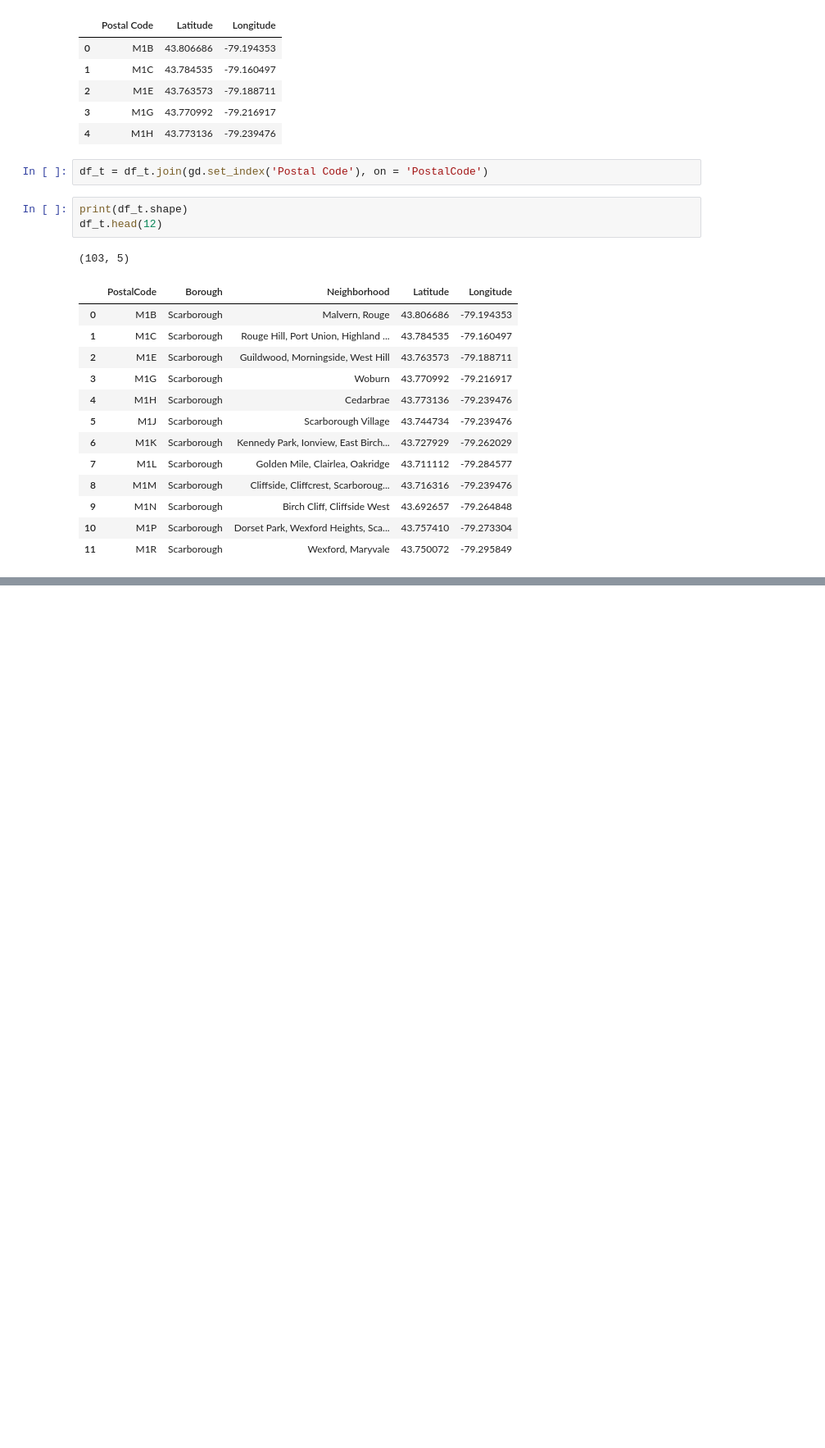
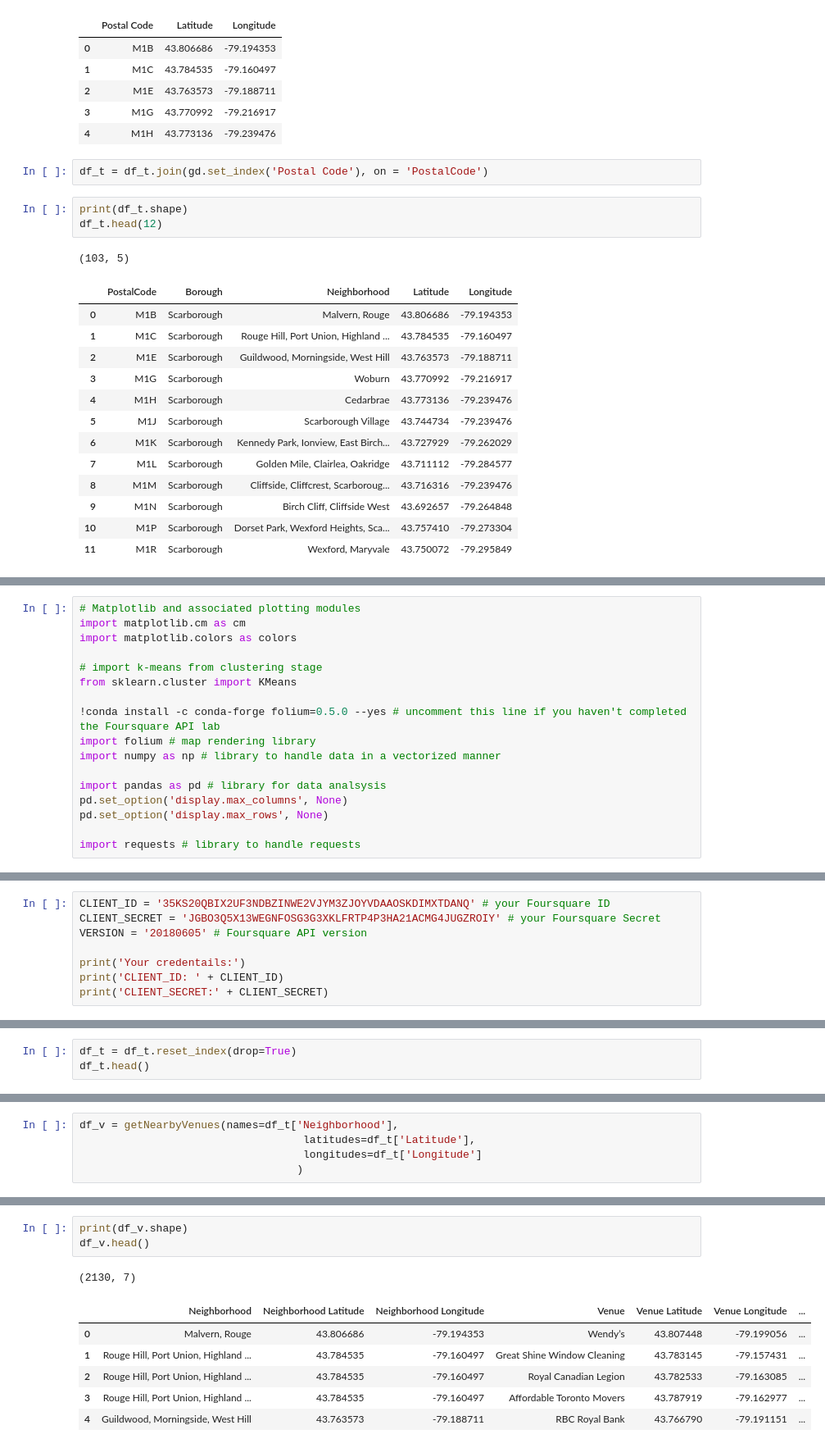
Before and after one commit to ben-kane/Data_Science, a Jupyter notebook: Coursera_Capstone_Project_Week3_Segmenting and Clu.ipynb, the cells around one changed output, grey strips where cells are left out. Shown at 82% size. Cells and saved outputs as stored; diff of their text form; blank space fills up the shorter version.

```diff
--- a/Coursera_Capstone_Project_Week3_Segmenting and Clu.ipynb
+++ b/Coursera_Capstone_Project_Week3_Segmenting and Clu.ipynb
@@ -200,0 +183,17 @@ df_t.head(12)
+# %%
+# Matplotlib and associated plotting modules
+import matplotlib.cm as cm
+import matplotlib.colors as colors
+
+# import k-means from clustering stage
+from sklearn.cluster import KMeans
+
+!conda install -c conda-forge folium=0.5.0 --yes # uncomment this line if you haven't completed the Foursquare API lab
+import folium # map rendering library
+import numpy as np # library to handle data in a vectorized manner
+
+import pandas as pd # library for data analsysis
+pd.set_option('display.max_columns', None)
+pd.set_option('display.max_rows', None)
+
+import requests # library to handle requests
@@ -200,0 +220,8 @@ df_t.head(12)
+# %%
+CLIENT_ID = '35KS20QBIX2UF3NDBZINWE2VJYM3ZJOYVDAAOSKDIMXTDANQ' # your Foursquare ID
+CLIENT_SECRET = 'JGBO3Q5X13WEGNFOSG3G3XKLFRTP4P3HA21ACMG4JUGZROIY' # your Foursquare Secret
+VERSION = '20180605' # Foursquare API version
+
+print('Your credentails:')
+print('CLIENT_ID: ' + CLIENT_ID)
+print('CLIENT_SECRET:' + CLIENT_SECRET)
@@ -200,0 +232,3 @@ df_t.head(12)
+# %%
+df_t = df_t.reset_index(drop=True)
+df_t.head()
@@ -200,0 +288,5 @@ df_t.head(12)
+# %%
+df_v = getNearbyVenues(names=df_t['Neighborhood'],
+                                   latitudes=df_t['Latitude'],
+                                   longitudes=df_t['Longitude']
+                                  )
@@ -200,0 +311,11 @@ df_t.head(12)
+# %%
+print(df_v.shape)
+df_v.head()
+# %% [output]
+(2130, 7)
+|  | Neighborhood | Neighborhood Latitude | Neighborhood Longitude | Venue | Venue Latitude | Venue Longitude | ... |
+| 0 | Malvern, Rouge | 43.806686 | -79.194353 | Wendy’s | 43.807448 | -79.199056 | ... |
+| 1 | Rouge Hill, Port Union, Highland ... | 43.784535 | -79.160497 | Great Shine Window Cleaning | 43.783145 | -79.157431 | ... |
+| 2 | Rouge Hill, Port Union, Highland ... | 43.784535 | -79.160497 | Royal Canadian Legion | 43.782533 | -79.163085 | ... |
+| 3 | Rouge Hill, Port Union, Highland ... | 43.784535 | -79.160497 | Affordable Toronto Movers | 43.787919 | -79.162977 | ... |
+| 4 | Guildwood, Morningside, West Hill | 43.763573 | -79.188711 | RBC Royal Bank | 43.766790 | -79.191151 | ... |
```
Also changed, not shown: parts of 28 cells of this notebook.
